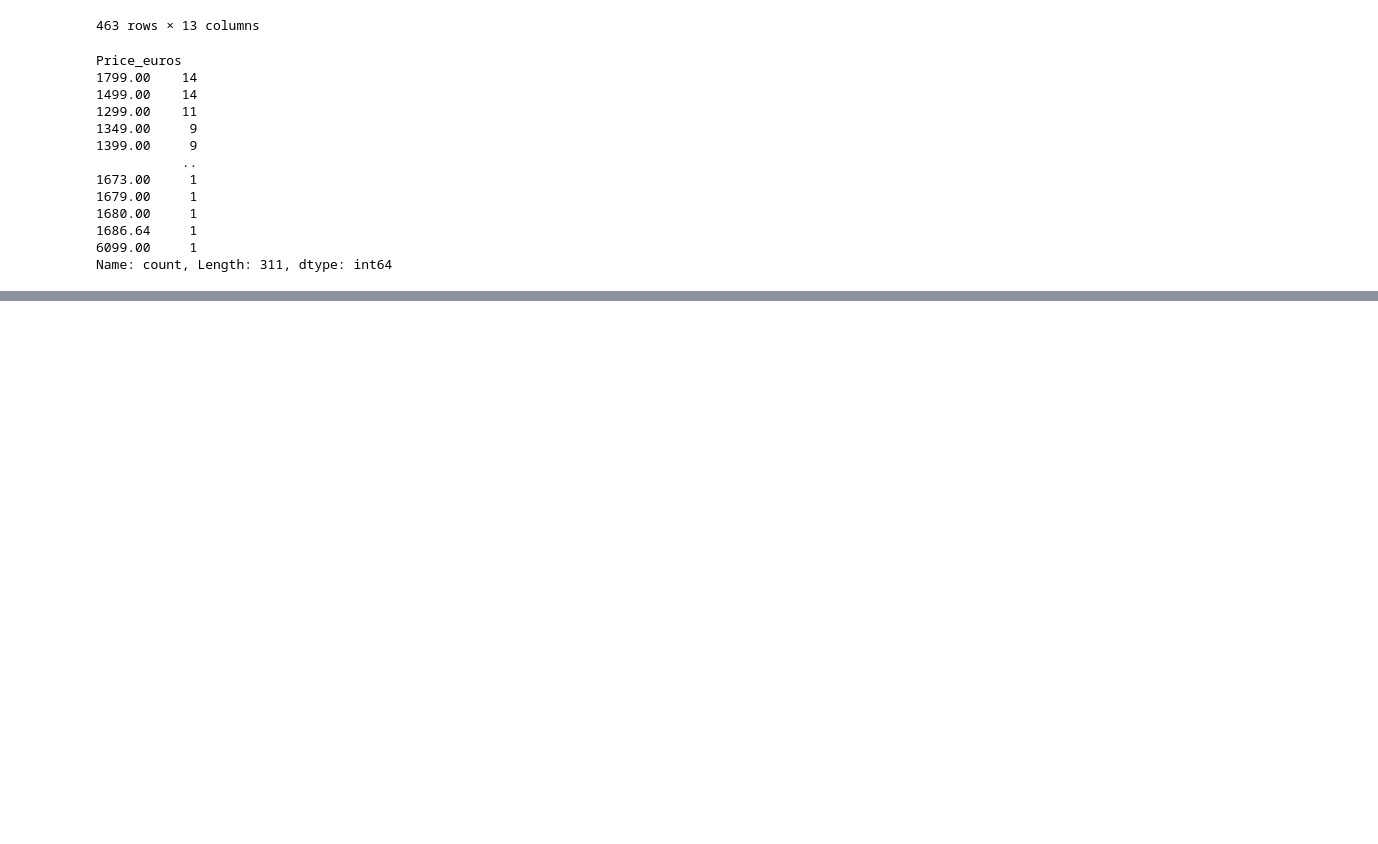
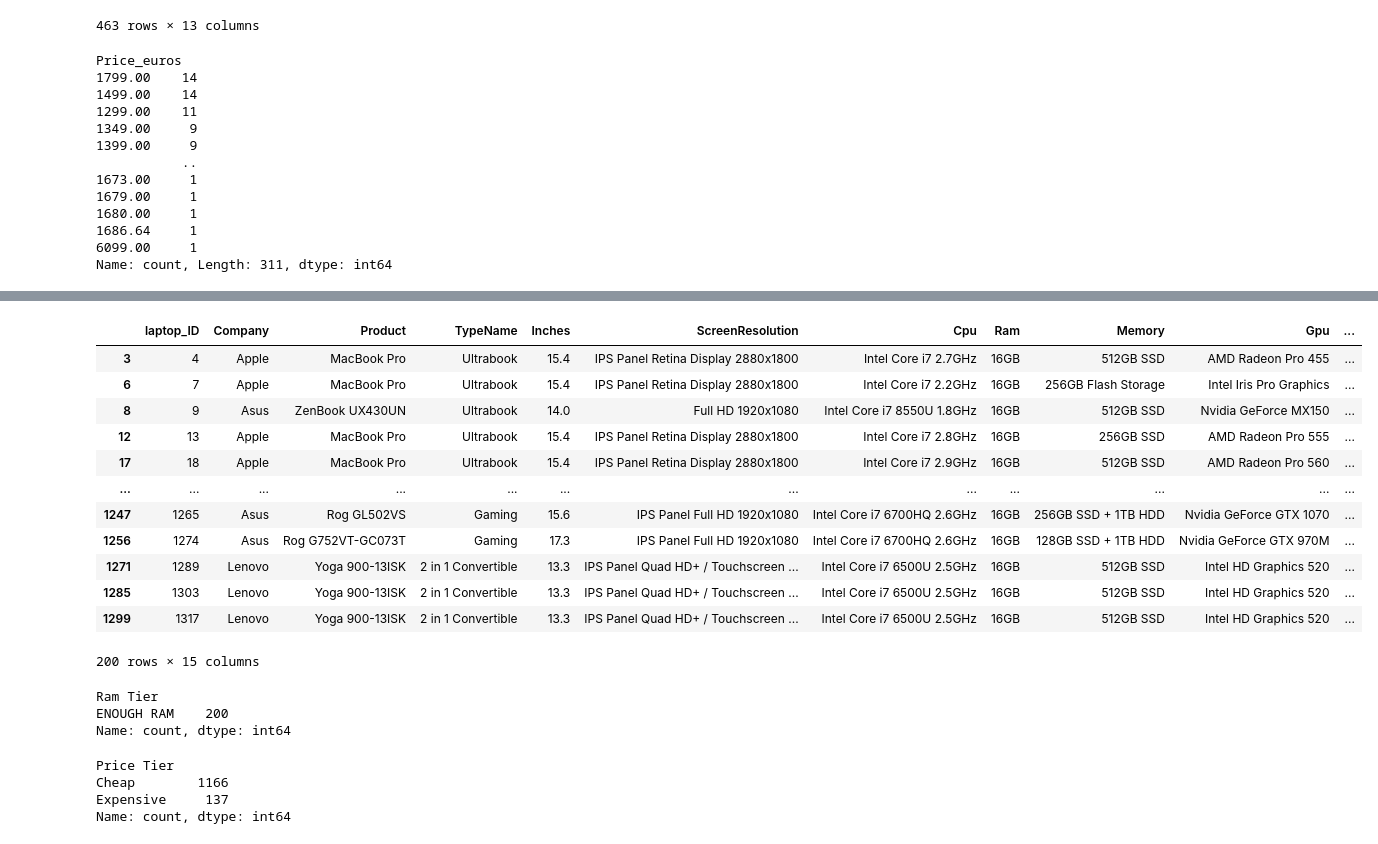
Before and after one commit to Stan-is-the-man/Data_science_bootcamp_2023, a Jupyter notebook: ds_filtering_data.ipynb, the cells around one changed output, grey strips where cells are left out. Cells and saved outputs as stored; diff of their text form; code cells hidden in the pictures; blank space fills up the shorter version.

```diff
--- a/ds_filtering_data.ipynb
+++ b/ds_filtering_data.ipynb
@@ -133,3 +133,7 @@ Price_euros
 1686.64     1
 6099.00     1
 Name: count, Length: 311, dtype: int64
+# %%
+import numpy as np
+df_laptops['Price Tier'] = np.where(df_laptops['Price_euros'] > 2000, 'Expensive', 'Cheap')
+df_laptops
@@ -135,0 +154,2 @@ Name: count, Length: 311, dtype: int64
+# %%
+df_laptops['Ram Tier'] = np.where(df_laptops['Ram'] == '16GB', 'ENOUGH RAM', 'LOW RAM')
@@ -135,0 +172,30 @@ Name: count, Length: 311, dtype: int64
+# %%
+df_laptops[df_laptops['Ram Tier'] == 'ENOUGH RAM']
+# %% [output]
+|  | laptop_ID | Company | Product | TypeName | Inches | ScreenResolution | Cpu | Ram | Memory | Gpu | ... |
+| 3 | 4 | Apple | MacBook Pro | Ultrabook | 15.4 | IPS Panel Retina Display 2880x1800 | Intel Core i7 2.7GHz | 16GB | 512GB SSD | AMD Radeon Pro 455 | ... |
+| 6 | 7 | Apple | MacBook Pro | Ultrabook | 15.4 | IPS Panel Retina Display 2880x1800 | Intel Core i7 2.2GHz | 16GB | 256GB Flash Storage | Intel Iris Pro Graphics | ... |
+| 8 | 9 | Asus | ZenBook UX430UN | Ultrabook | 14.0 | Full HD 1920x1080 | Intel Core i7 8550U 1.8GHz | 16GB | 512GB SSD | Nvidia GeForce MX150 | ... |
+| 12 | 13 | Apple | MacBook Pro | Ultrabook | 15.4 | IPS Panel Retina Display 2880x1800 | Intel Core i7 2.8GHz | 16GB | 256GB SSD | AMD Radeon Pro 555 | ... |
+| 17 | 18 | Apple | MacBook Pro | Ultrabook | 15.4 | IPS Panel Retina Display 2880x1800 | Intel Core i7 2.9GHz | 16GB | 512GB SSD | AMD Radeon Pro 560 | ... |
+| ... | ... | ... | ... | ... | ... | ... | ... | ... | ... | ... | ... |
+| 1247 | 1265 | Asus | Rog GL502VS | Gaming | 15.6 | IPS Panel Full HD 1920x1080 | Intel Core i7 6700HQ 2.6GHz | 16GB | 256GB SSD + 1TB HDD | Nvidia GeForce GTX 1070 | ... |
+| 1256 | 1274 | Asus | Rog G752VT-GC073T | Gaming | 17.3 | IPS Panel Full HD 1920x1080 | Intel Core i7 6700HQ 2.6GHz | 16GB | 128GB SSD + 1TB HDD | Nvidia GeForce GTX 970M | ... |
+| 1271 | 1289 | Lenovo | Yoga 900-13ISK | 2 in 1 Convertible | 13.3 | IPS Panel Quad HD+ / Touchscreen ... | Intel Core i7 6500U 2.5GHz | 16GB | 512GB SSD | Intel HD Graphics 520 | ... |
+| 1285 | 1303 | Lenovo | Yoga 900-13ISK | 2 in 1 Convertible | 13.3 | IPS Panel Quad HD+ / Touchscreen ... | Intel Core i7 6500U 2.5GHz | 16GB | 512GB SSD | Intel HD Graphics 520 | ... |
+| 1299 | 1317 | Lenovo | Yoga 900-13ISK | 2 in 1 Convertible | 13.3 | IPS Panel Quad HD+ / Touchscreen ... | Intel Core i7 6500U 2.5GHz | 16GB | 512GB SSD | Intel HD Graphics 520 | ... |
+200 rows × 15 columns
+# %%
+
+df_laptops[df_laptops['Ram Tier'] == 'ENOUGH RAM'].value_counts('Ram Tier')
+# %% [output]
+Ram Tier
+ENOUGH RAM    200
+Name: count, dtype: int64
+# %%
+df_laptops.value_counts('Price Tier')
+# %% [output]
+Price Tier
+Cheap        1166
+Expensive     137
+Name: count, dtype: int64
```
Also changed, not shown: parts of 6 cells of this notebook.
